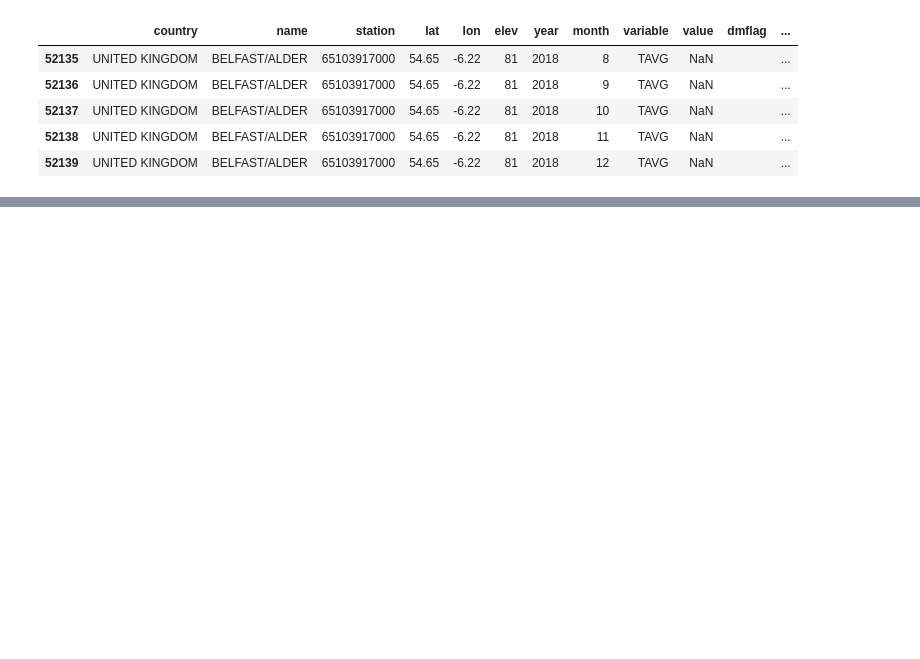
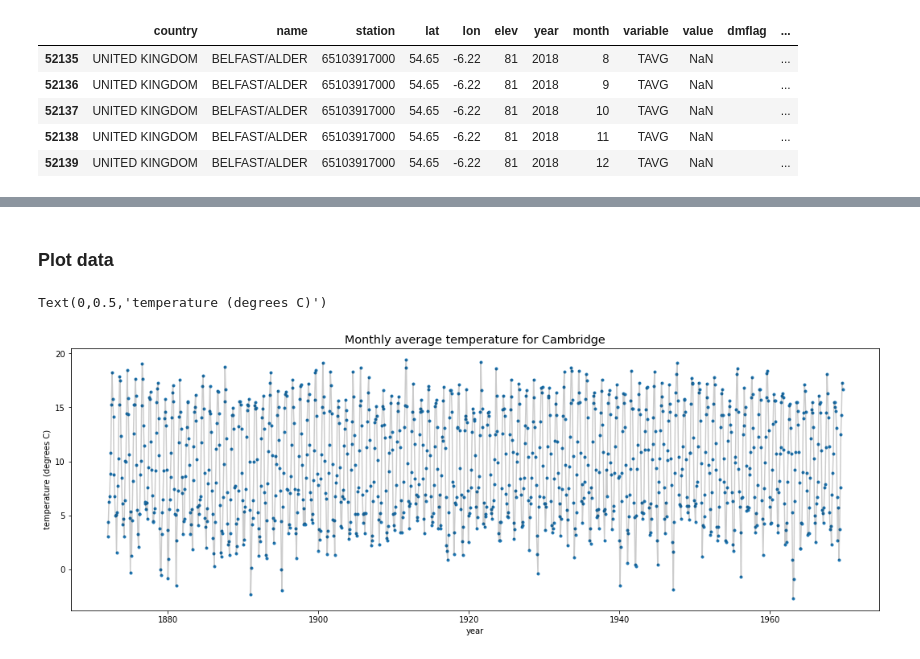
Before and after one commit to scotthosking/get-station-data, a Jupyter notebook: Examples/weather_station_regression.ipynb, the cells around one changed output, grey strips where cells are left out. Drawn from its saved outputs; the diff is of its cells as text; code cells hidden in the pictures; blank space fills up the shorter version.

```diff
--- a/Examples/weather_station_regression.ipynb
+++ b/Examples/weather_station_regression.ipynb
@@ -13,0 +66,14 @@ df.tail()
+# %%
+df_cambridge  = df[ df['name'] == 'CAMBRIDGE UK' ]
+# %% [markdown]
+### Plot data
+# %%
+plt.figure(figsize=(18,6))
+plt.plot(df_cambridge['year_fraction'], df_cambridge['value'], '.')
+plt.plot(df_cambridge['year_fraction'], df_cambridge['value'], 'k-', alpha=0.2)
+plt.title('Monthly average temperature for Cambridge', size='x-large')
+plt.xlabel('year')
+plt.ylabel('temperature (degrees C)')
+# %% [output]
+Text(0,0.5,'temperature (degrees C)')
+[figure, added]
```
Also changed, not shown: parts of 18 cells of this notebook, 2 other files.
